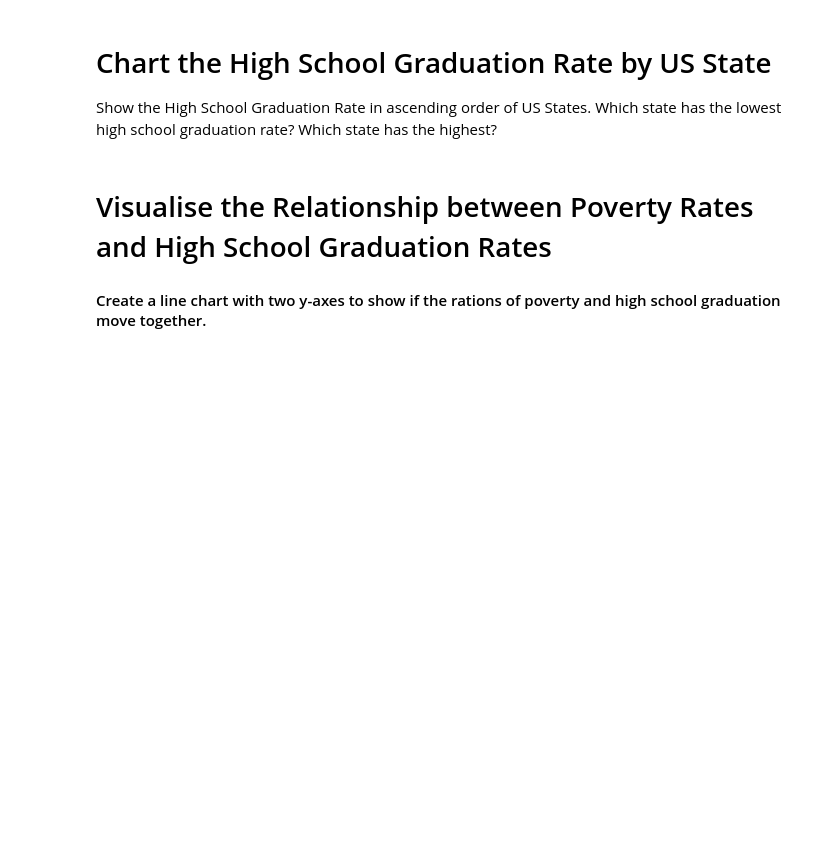
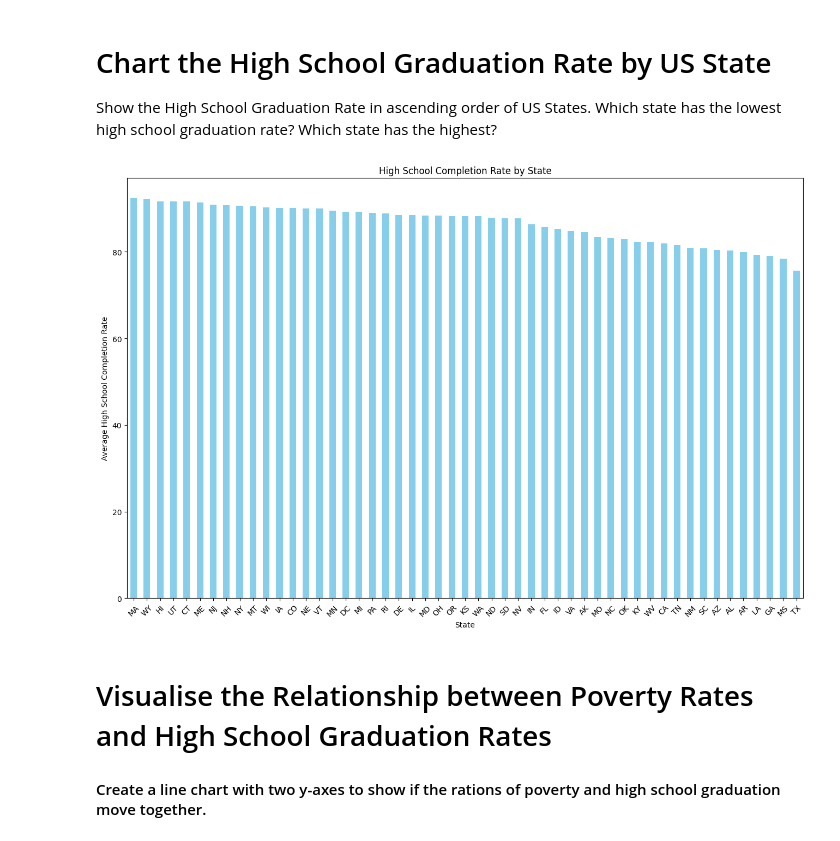
Before and after one commit to ckpinguin/learning_python, a Jupyter notebook: 100-police-data/Fatal_Force_(start).ipynb, the cells around one changed output. Saved outputs shown, nothing was run; the diff lists cells and outputs as text; code cells hidden in the pictures; blank space fills up the shorter version.

```diff
--- a/100-police-data/Fatal_Force_(start).ipynb
+++ b/100-police-data/Fatal_Force_(start).ipynb
@@ -66,6 +185,21 @@ Create a bar chart that ranks the poverty rate from highest to lowest by US stat
 # Chart the High School Graduation Rate by US State
 
 Show the High School Graduation Rate in ascending order of US States. Which state has the lowest high school graduation rate? Which state has the highest?
+# %%
+df_pct_completed_hs['percent_completed_hs'] = pd.to_numeric(df_pct_completed_hs['percent_completed_hs'], errors='coerce')
+df_pct_completed_hs.dtypes
+
+state_completed_hs = df_pct_completed_hs.groupby('Geographic Area')['percent_completed_hs'].mean().sort_values(ascending=False)
+
+plt.figure(figsize=(16,10))
+state_completed_hs.plot(kind='bar', color='skyblue')
+plt.title('High School Completion Rate by State')
+plt.xlabel('State')
+plt.ylabel('Average High School Completion Rate')
+plt.xticks(rotation=45)
+plt.show()
+# %% [output]
+[figure, added]
 # %% [markdown]
 # Visualise the Relationship between Poverty Rates and High School Graduation Rates
 
```
Also changed, not shown: parts of 36 cells of this notebook.
